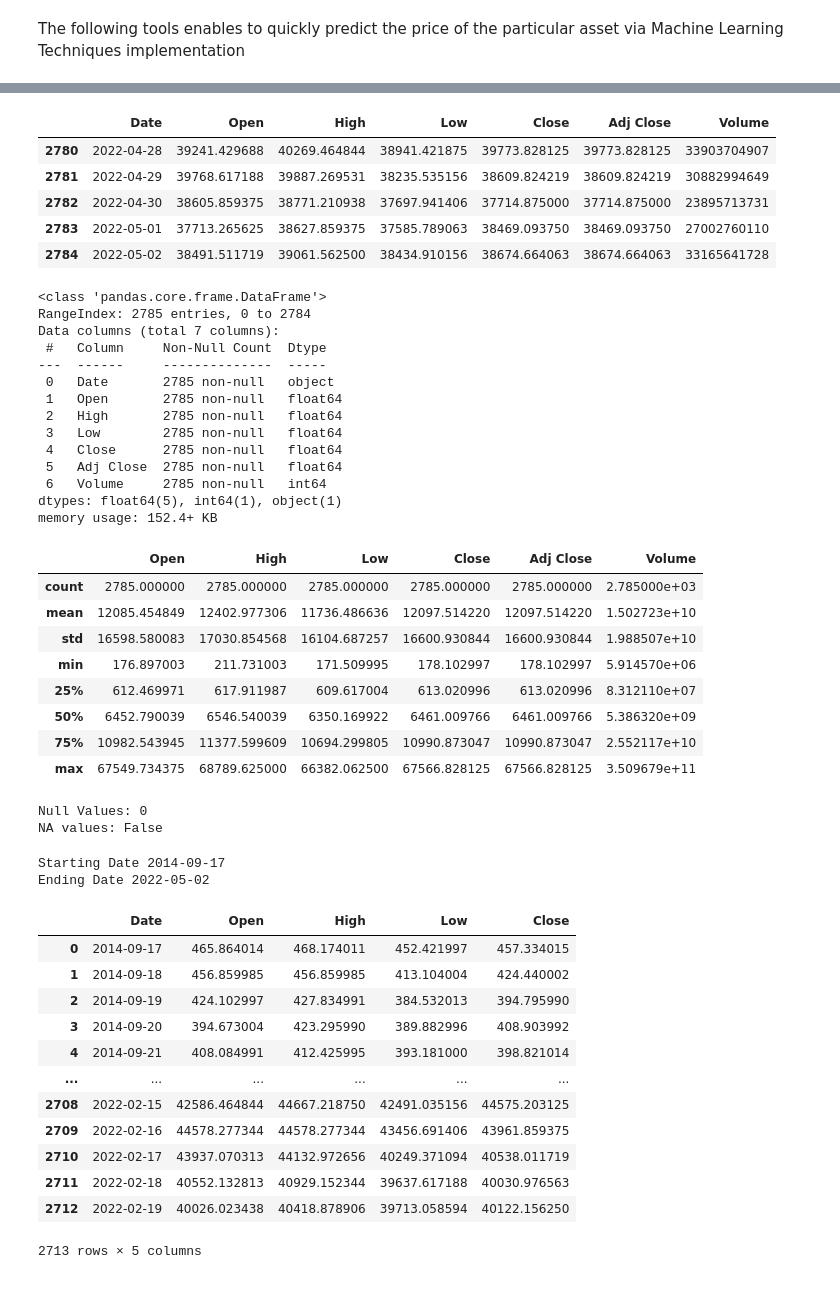
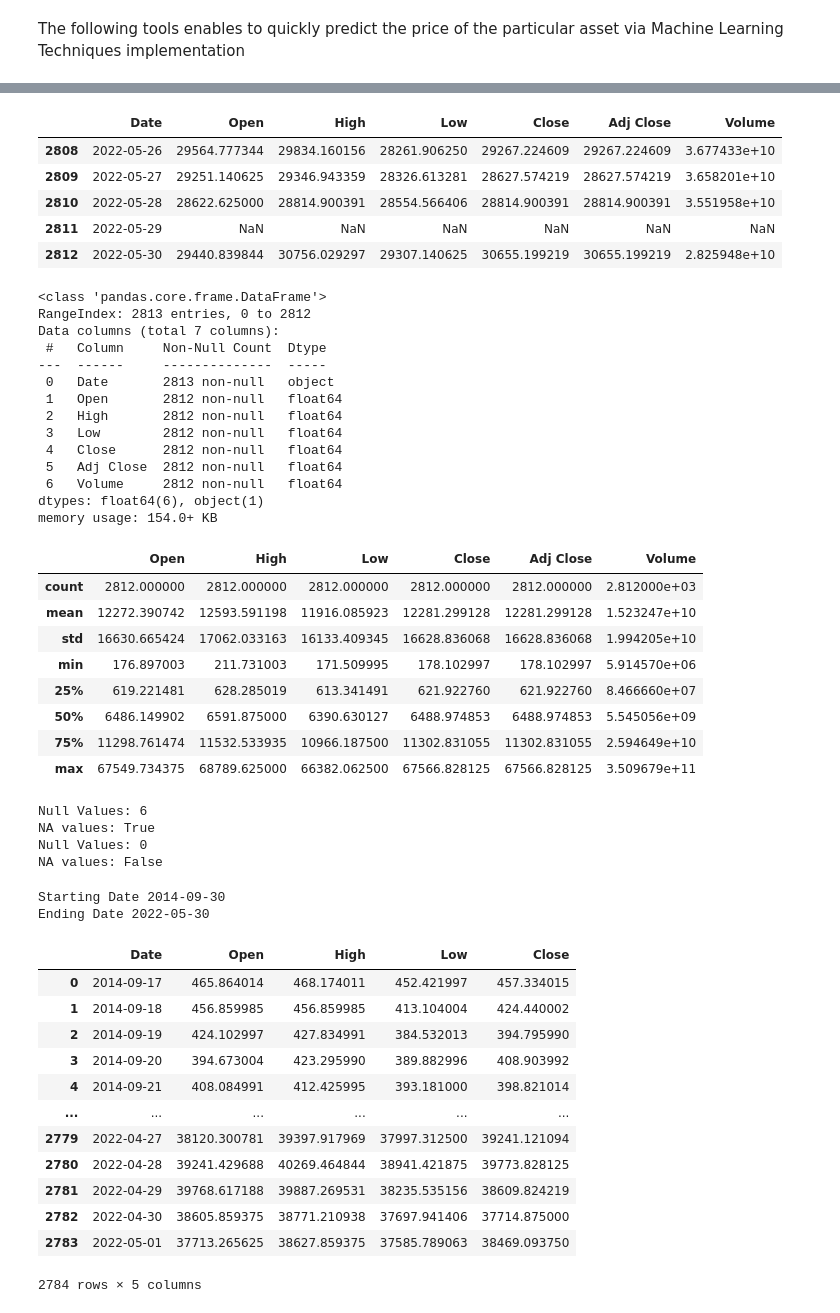
Before and after one commit to Michaelzats/Crypto-Predictor, a Jupyter notebook: Crypto_predictor.ipynb, the cells around one changed output, grey strips where cells are left out. Cells and saved outputs as stored; diff of their text form; code cells hidden in the pictures.

```diff
--- a/Crypto_predictor.ipynb
+++ b/Crypto_predictor.ipynb
@@ -40,7 +40,7 @@ from plotly.subplots import make_subplots
 # Note it should be in same dir
 
 
-maindf=pd.read_csv('BTC-USD (1).csv')
+maindf=pd.read_csv('BTC-USD.csv')
 # %%
 print('Total number of days present in the dataset: ',maindf.shape[0])
 print('Total number of fields present in the dataset: ',maindf.shape[1])
@@ -64,39 +64,39 @@ maindf.head()
 maindf.tail()
 # %% [output]
 |  | Date | Open | High | Low | Close | Adj Close | Volume |
-| 2780 | 2022-04-28 | 39241.429688 | 40269.464844 | 38941.421875 | 39773.828125 | 39773.828125 | 33903704907 |
-| 2781 | 2022-04-29 | 39768.617188 | 39887.269531 | 38235.535156 | 38609.824219 | 38609.824219 | 30882994649 |
-| 2782 | 2022-04-30 | 38605.859375 | 38771.210938 | 37697.941406 | 37714.875000 | 37714.875000 | 23895713731 |
-| 2783 | 2022-05-01 | 37713.265625 | 38627.859375 | 37585.789063 | 38469.093750 | 38469.093750 | 27002760110 |
-| 2784 | 2022-05-02 | 38491.511719 | 39061.562500 | 38434.910156 | 38674.664063 | 38674.664063 | 33165641728 |
+| 2808 | 2022-05-26 | 29564.777344 | 29834.160156 | 28261.906250 | 29267.224609 | 29267.224609 | 3.677433e+10 |
+| 2809 | 2022-05-27 | 29251.140625 | 29346.943359 | 28326.613281 | 28627.574219 | 28627.574219 | 3.658201e+10 |
+| 2810 | 2022-05-28 | 28622.625000 | 28814.900391 | 28554.566406 | 28814.900391 | 28814.900391 | 3.551958e+10 |
+| 2811 | 2022-05-29 | NaN | NaN | NaN | NaN | NaN | NaN |
+| 2812 | 2022-05-30 | 29440.839844 | 30756.029297 | 29307.140625 | 30655.199219 | 30655.199219 | 2.825948e+10 |
 # %%
 maindf.info()
 # %% [output]
 <class 'pandas.core.frame.DataFrame'>
-RangeIndex: 2785 entries, 0 to 2784
+RangeIndex: 2813 entries, 0 to 2812
 Data columns (total 7 columns):
  #   Column     Non-Null Count  Dtype
 ---  ------     --------------  -----
- 0   Date       2785 non-null   object
- 1   Open       2785 non-null   float64
- 2   High       2785 non-null   float64
- 3   Low        2785 non-null   float64
- 4   Close      2785 non-null   float64
- 5   Adj Close  2785 non-null   float64
- 6   Volume     2785 non-null   int64
-dtypes: float64(5), int64(1), object(1)
-memory usage: 152.4+ KB
+ 0   Date       2813 non-null   object
+ 1   Open       2812 non-null   float64
+ 2   High       2812 non-null   float64
+ 3   Low        2812 non-null   float64
+ 4   Close      2812 non-null   float64
+ 5   Adj Close  2812 non-null   float64
+ 6   Volume     2812 non-null   float64
+dtypes: float64(6), object(1)
+memory usage: 154.0+ KB
 # %%
 maindf.describe()
 # %% [output]
 |  | Open | High | Low | Close | Adj Close | Volume |
-| count | 2785.000000 | 2785.000000 | 2785.000000 | 2785.000000 | 2785.000000 | 2.785000e+03 |
-| mean | 12085.454849 | 12402.977306 | 11736.486636 | 12097.514220 | 12097.514220 | 1.502723e+10 |
-| std | 16598.580083 | 17030.854568 | 16104.687257 | 16600.930844 | 16600.930844 | 1.988507e+10 |
+| count | 2812.000000 | 2812.000000 | 2812.000000 | 2812.000000 | 2812.000000 | 2.812000e+03 |
+| mean | 12272.390742 | 12593.591198 | 11916.085923 | 12281.299128 | 12281.299128 | 1.523247e+10 |
+| std | 16630.665424 | 17062.033163 | 16133.409345 | 16628.836068 | 16628.836068 | 1.994205e+10 |
 | min | 176.897003 | 211.731003 | 171.509995 | 178.102997 | 178.102997 | 5.914570e+06 |
-| 25% | 612.469971 | 617.911987 | 609.617004 | 613.020996 | 613.020996 | 8.312110e+07 |
-| 50% | 6452.790039 | 6546.540039 | 6350.169922 | 6461.009766 | 6461.009766 | 5.386320e+09 |
-| 75% | 10982.543945 | 11377.599609 | 10694.299805 | 10990.873047 | 10990.873047 | 2.552117e+10 |
+| 25% | 619.221481 | 628.285019 | 613.341491 | 621.922760 | 621.922760 | 8.466660e+07 |
+| 50% | 6486.149902 | 6591.875000 | 6390.630127 | 6488.974853 | 6488.974853 | 5.545056e+09 |
+| 75% | 11298.761474 | 11532.533935 | 10966.187500 | 11302.831055 | 11302.831055 | 2.594649e+10 |
 | max | 67549.734375 | 68789.625000 | 66382.062500 | 67566.828125 | 67566.828125 | 3.509679e+11 |
 # %%
 # Checking for Null Values
@@ -104,10 +104,12 @@ print('Null Values:',maindf.isnull().values.sum())
 print('NA values:',maindf.isnull().values.any())
 
 # If dataset had null values
-# maindf=maindf.dropna()
-# print('Null Values:',maindf.isnull().values.sum())
-# print('NA values:',maindf.isnull().values.any())
+maindf=maindf.dropna()
+print('Null Values:',maindf.isnull().values.sum())
+print('NA values:',maindf.isnull().values.any())
 # %% [output]
+Null Values: 6
+NA values: True
 Null Values: 0
 NA values: False
 # %%
@@ -120,30 +122,30 @@ ed=maindf.iloc[-1][0]
 print('Starting Date',sd)
 print('Ending Date',ed)
 # %% [output]
-Starting Date 2014-09-17
-Ending Date 2022-05-02
+Starting Date 2014-09-30
+Ending Date 2022-05-30
 # %%
 # Analysis from 2014-2022
 maindf['Date'] = pd.to_datetime(maindf['Date'], format='%Y-%m-%d')
 
 y_overall = maindf.loc[(maindf['Date'] >= '2014-09-17')
-                     & (maindf['Date'] <= '2022-02-19')]
+                     & (maindf['Date'] <= '2022-05-01')]
 
 y_overall.drop(y_overall[['Adj Close','Volume']],axis=1)
 # %% [output]
 |  | Date | Open | High | Low | Close |
 | 0 | 2014-09-17 | 465.864014 | 468.174011 | 452.421997 | 457.334015 |
 | 1 | 2014-09-18 | 456.859985 | 456.859985 | 413.104004 | 424.440002 |
 | 2 | 2014-09-19 | 424.102997 | 427.834991 | 384.532013 | 394.795990 |
 | 3 | 2014-09-20 | 394.673004 | 423.295990 | 389.882996 | 408.903992 |
 | 4 | 2014-09-21 | 408.084991 | 412.425995 | 393.181000 | 398.821014 |
 | ... | ... | ... | ... | ... | ... |
-| 2708 | 2022-02-15 | 42586.464844 | 44667.218750 | 42491.035156 | 44575.203125 |
-| 2709 | 2022-02-16 | 44578.277344 | 44578.277344 | 43456.691406 | 43961.859375 |
-| 2710 | 2022-02-17 | 43937.070313 | 44132.972656 | 40249.371094 | 40538.011719 |
-| 2711 | 2022-02-18 | 40552.132813 | 40929.152344 | 39637.617188 | 40030.976563 |
-| 2712 | 2022-02-19 | 40026.023438 | 40418.878906 | 39713.058594 | 40122.156250 |
+| 2779 | 2022-04-27 | 38120.300781 | 39397.917969 | 37997.312500 | 39241.121094 |
+| 2780 | 2022-04-28 | 39241.429688 | 40269.464844 | 38941.421875 | 39773.828125 |
+| 2781 | 2022-04-29 | 39768.617188 | 39887.269531 | 38235.535156 | 38609.824219 |
+| 2782 | 2022-04-30 | 38605.859375 | 38771.210938 | 37697.941406 | 37714.875000 |
+| 2783 | 2022-05-01 | 37713.265625 | 38627.859375 | 37585.789063 | 38469.093750 |
-2713 rows × 5 columns
+2784 rows × 5 columns
 # %%
 monthvise= y_overall.groupby(y_overall['Date'].dt.strftime('%B'))[['Open','Close']].mean()
 new_order = ['January', 'February', 'March', 'April', 'May', 'June', 'July', 'August',
```
Also changed, not shown: parts of 20 cells of this notebook.
